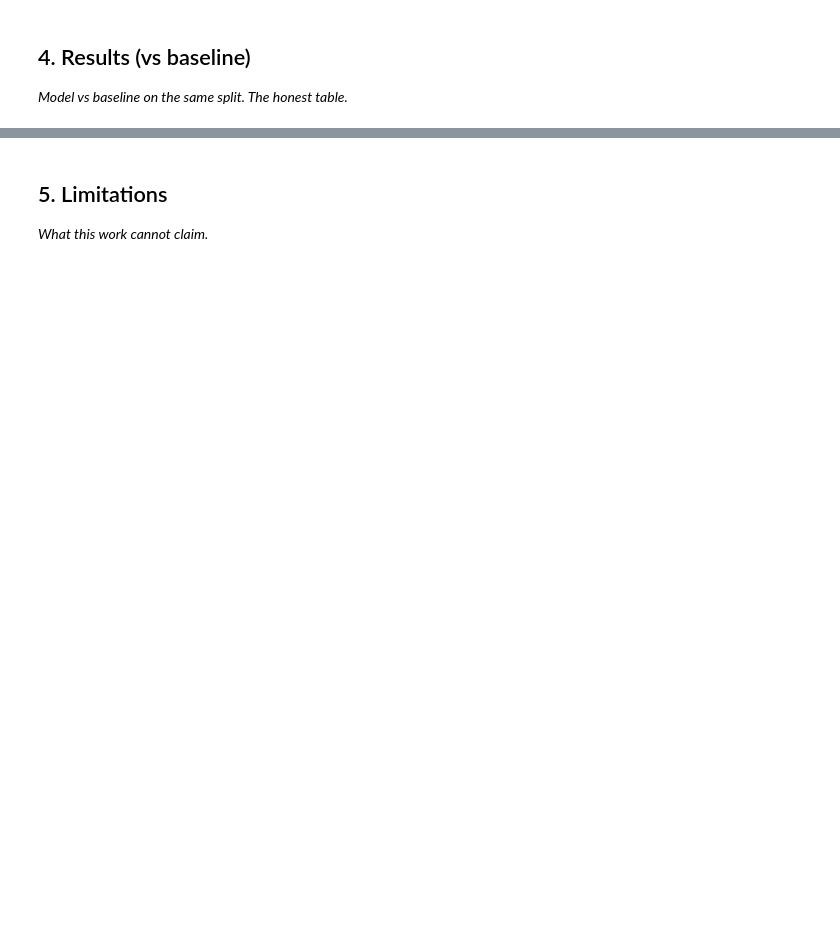
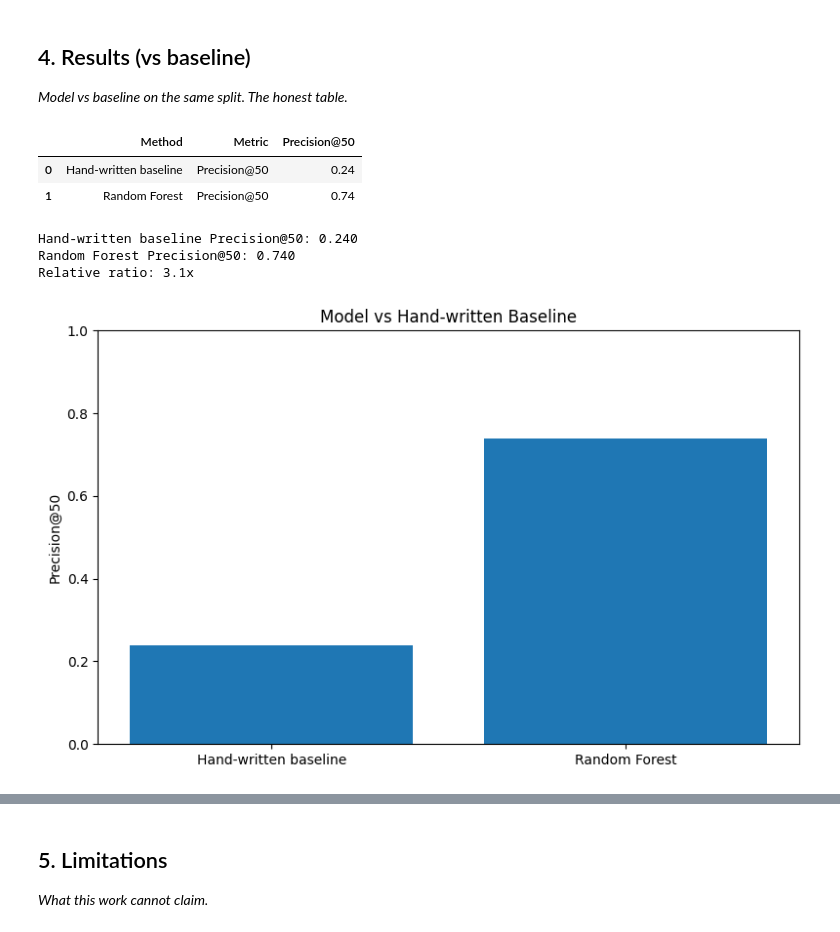
Before and after one commit to kaifahmad236/flyrank-ml-internship, a Jupyter notebook: work/notebooks/capstone.ipynb, the cells around one changed output, grey strips where cells are left out. Saved outputs shown, nothing was run; the diff lists cells and outputs as text; code cells hidden in the pictures; blank space fills up the shorter version.

```diff
--- a/work/notebooks/capstone.ipynb
+++ b/work/notebooks/capstone.ipynb
@@ -22,3 +92,52 @@ This skeleton is yours to fill. Work the sections **in order** — each one has
 ## 4. Results (vs baseline)
 
 *Model vs baseline on the same split. The honest table.*
+# %%
+import pandas as pd
+import matplotlib.pyplot as plt
+
+baseline_precision = 0.240
+model_precision = 0.740
+
+comparison = pd.DataFrame({
+    "Method": [
+        "Hand-written baseline",
+        "Random Forest"
+    ],
+    "Metric": [
+        "Precision@50",
+        "Precision@50"
+    ],
+    "Precision@50": [
+        baseline_precision,
+        model_precision
+    ]
+})
+
+display(comparison)
+
+print(f"Hand-written baseline Precision@50: {baseline_precision:.3f}")
+print(f"Random Forest Precision@50: {model_precision:.3f}")
+print(f"Relative ratio: {model_precision / baseline_precision:.1f}x")
+
+plt.figure(figsize=(8, 5))
+
+plt.bar(
+    comparison["Method"],
+    comparison["Precision@50"]
+)
+
+plt.ylabel("Precision@50")
+plt.title("Model vs Hand-written Baseline")
+plt.ylim(0, 1)
+plt.tight_layout()
+
+plt.show()
+# %% [output]
+|  | Method | Metric | Precision@50 |
+| 0 | Hand-written baseline | Precision@50 | 0.24 |
+| 1 | Random Forest | Precision@50 | 0.74 |
+Hand-written baseline Precision@50: 0.240
+Random Forest Precision@50: 0.740
+Relative ratio: 3.1x
+[figure, added]
```
Also changed, not shown: parts of 14 cells of this notebook.
